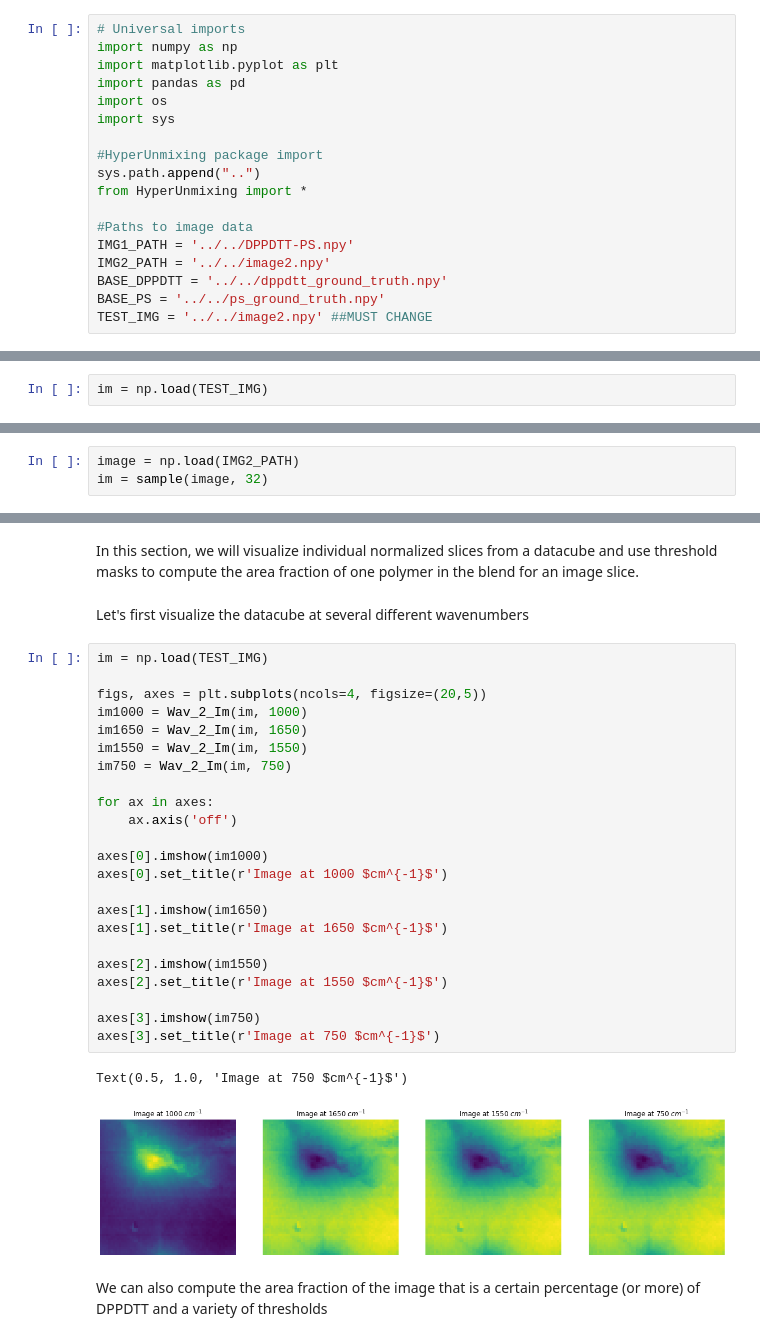
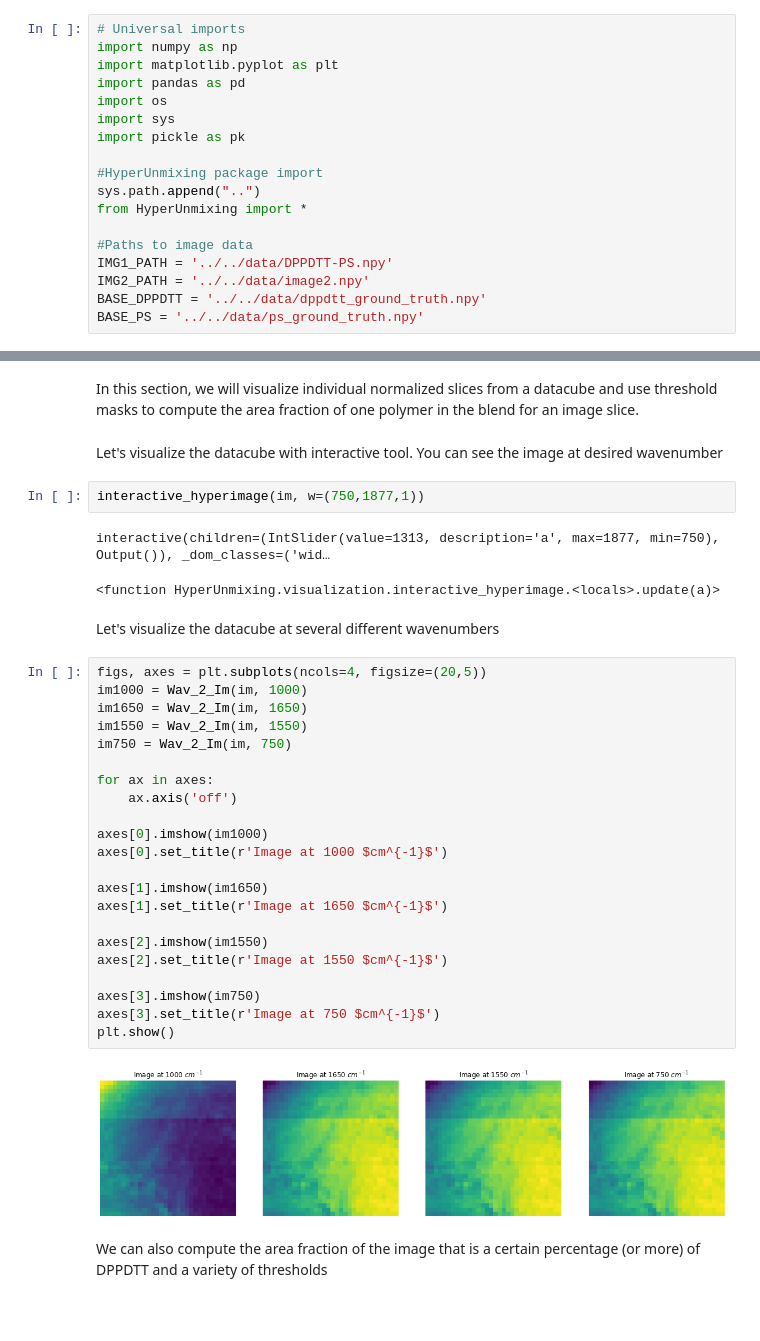
Before and after one commit to mdbresh/HyperUnmixing, a Jupyter notebook: notebooks/20200602_MERGED_presentation_notebook.ipynb, the cells around one changed output, grey strips where cells are left out. Cells and saved outputs as stored; diff of their text form; blank space fills up the shorter version.

```diff
--- a/notebooks/20200602_MERGED_presentation_notebook.ipynb
+++ b/notebooks/20200602_MERGED_presentation_notebook.ipynb
@@ -5,17 +5,17 @@ import matplotlib.pyplot as plt
 import pandas as pd
 import os
 import sys
+import pickle as pk
 
 #HyperUnmixing package import
 sys.path.append("..")
 from HyperUnmixing import *
 
 #Paths to image data
-IMG1_PATH = '../../DPPDTT-PS.npy'
-IMG2_PATH = '../../image2.npy'
-BASE_DPPDTT = '../../dppdtt_ground_truth.npy'
-BASE_PS = '../../ps_ground_truth.npy'
-TEST_IMG = '../../image2.npy' ##MUST CHANGE
+IMG1_PATH = '../../data/DPPDTT-PS.npy'
+IMG2_PATH = '../../data/image2.npy'
+BASE_DPPDTT = '../../data/dppdtt_ground_truth.npy'
+BASE_PS = '../../data/ps_ground_truth.npy'
 # %% [markdown]
 # HyperUnmixing : CHEME 599 Course Project
 
@@ -225,2 +222,0 @@ Import an image that has been sampled and is now 64x64x1128
-# %%
-im = np.load(TEST_IMG)
@@ -391,3 +405,0 @@ So, with each step, we are minimizing the RMSE between the NMF component and gro
-# %%
-image = np.load(IMG2_PATH)
-im = sample(image, 32)
@@ -435,33 +409,38 @@ In addition to the ground truths, NMF components, and RMSE values saved in the `
 # %% [markdown]
 In this section, we will visualize individual normalized slices from a datacube and use threshold masks to compute the area fraction of one polymer in the blend for an image slice.
+# %% [markdown]
+Let's visualize the datacube with interactive tool. You can see the image at desired wavenumber
+# %%
+interactive_hyperimage(im, w=(750,1877,1))
+# %% [output]
+interactive(children=(IntSlider(value=1313, description='a', max=1877, min=750), Output()), _dom_classes=('wid…
+<function HyperUnmixing.visualization.interactive_hyperimage.<locals>.update(a)>
 # %% [markdown]
-Let's first visualize the datacube at several different wavenumbers
+Let's visualize the datacube at several different wavenumbers
 # %%
-im = np.load(TEST_IMG)
-
 figs, axes = plt.subplots(ncols=4, figsize=(20,5))
 im1000 = Wav_2_Im(im, 1000)
 im1650 = Wav_2_Im(im, 1650)
 im1550 = Wav_2_Im(im, 1550)
 im750 = Wav_2_Im(im, 750)
 
 for ax in axes:
     ax.axis('off')
 
 axes[0].imshow(im1000)
 axes[0].set_title(r'Image at 1000 $cm^{-1}$')
 
 axes[1].imshow(im1650)
 axes[1].set_title(r'Image at 1650 $cm^{-1}$')
 
 axes[2].imshow(im1550)
 axes[2].set_title(r'Image at 1550 $cm^{-1}$')
 
 axes[3].imshow(im750)
 axes[3].set_title(r'Image at 750 $cm^{-1}$')
+plt.show()
 # %% [output]
-Text(0.5, 1.0, 'Image at 750 $cm^{-1}$')
-[figure, old version]
+[figure, new version]
 # %% [markdown]
 We can also compute the area fraction of the image that is a certain percentage (or more) of DPPDTT and a variety of thresholds
 # %%
```
Also changed, not shown: parts of 36 cells of this notebook.
